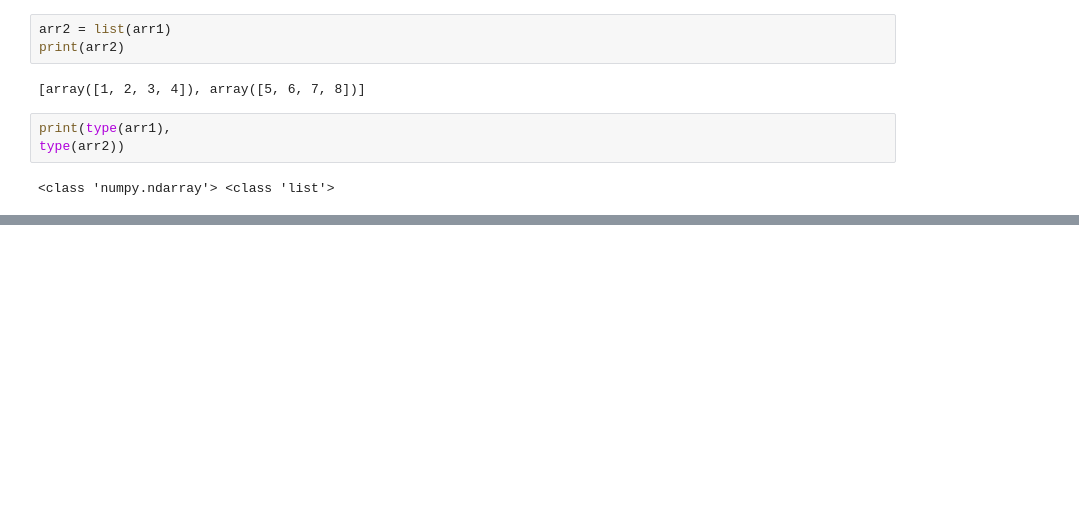
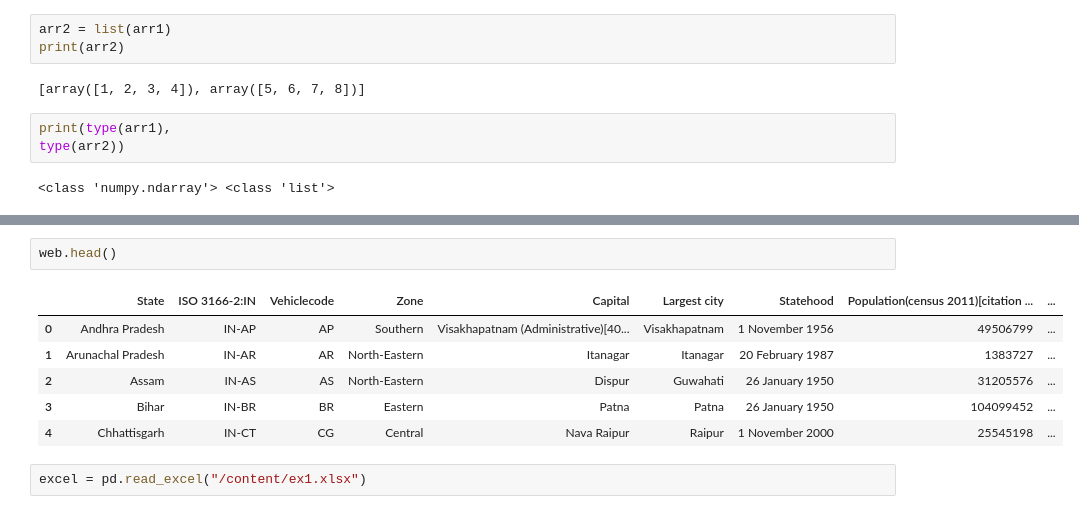
Before and after one commit to senjuti238/Machine-Learning-practice, a Jupyter notebook: Day1_ML.ipynb, the cells around one changed output, grey strips where cells are left out. Drawn from its saved outputs; the diff is of its cells as text; blank space fills up the shorter version.

```diff
--- a/Day1_ML.ipynb
+++ b/Day1_ML.ipynb
@@ -111,0 +274,11 @@ type(arr2))
+# %%
+web.head()
+# %% [output]
+|  | State | ISO 3166-2:IN | Vehiclecode | Zone | Capital | Largest city | Statehood | Population(census 2011)[citation ... | ... |
+| 0 | Andhra Pradesh | IN-AP | AP | Southern | Visakhapatnam (Administrative)[40... | Visakhapatnam | 1 November 1956 | 49506799 | ... |
+| 1 | Arunachal Pradesh | IN-AR | AR | North-Eastern | Itanagar | Itanagar | 20 February 1987 | 1383727 | ... |
+| 2 | Assam | IN-AS | AS | North-Eastern | Dispur | Guwahati | 26 January 1950 | 31205576 | ... |
+| 3 | Bihar | IN-BR | BR | Eastern | Patna | Patna | 26 January 1950 | 104099452 | ... |
+| 4 | Chhattisgarh | IN-CT | CG | Central | Nava Raipur | Raipur | 1 November 2000 | 25545198 | ... |
+# %%
+excel = pd.read_excel("/content/ex1.xlsx")
```
Also changed, not shown: parts of 27 cells of this notebook.
